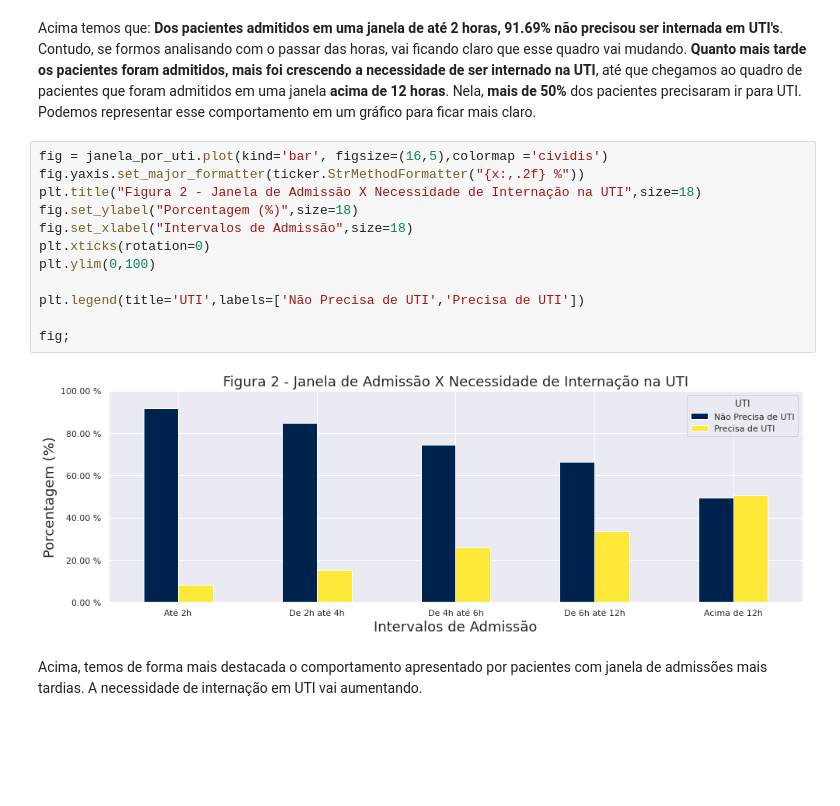
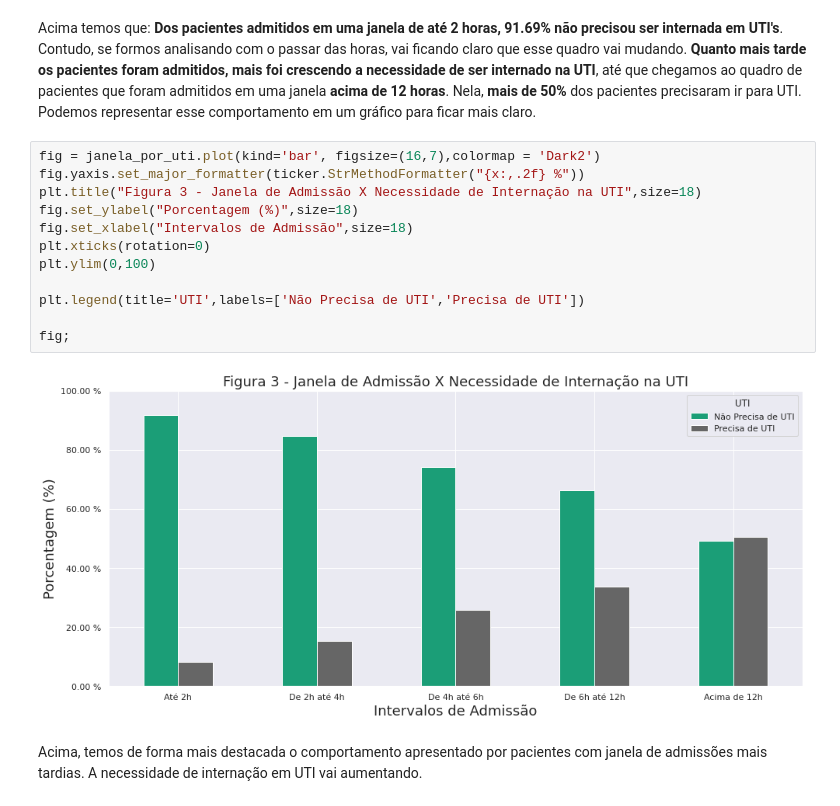
Before and after one commit to MatheusOrange211/Sirio_Libanes_ICU_Prediction, a Jupyter notebook: Visualizando_os_dados_Sirio_Libanes.ipynb, the cells around one changed output. Cells and saved outputs as stored; diff of their text form; blank space fills up the shorter version.

```diff
--- a/Visualizando_os_dados_Sirio_Libanes.ipynb
+++ b/Visualizando_os_dados_Sirio_Libanes.ipynb
@@ -176,19 +226,19 @@ janela_por_uti
 # %% [markdown]
 Acima temos que: **Dos pacientes admitidos em uma janela de até 2 horas, 91.69% não precisou ser internada em UTI's**. Contudo, se formos analisando com o passar das horas, vai ficando claro que esse quadro vai mudando. **Quanto mais tarde os pacientes foram admitidos, mais foi crescendo a necessidade de ser internado na UTI**, até que chegamos ao quadro de pacientes que foram admitidos em uma janela **acima de 12 horas**. Nela, **mais de 50%** dos pacientes precisaram ir para UTI. Podemos representar esse comportamento em um gráfico para ficar mais claro.
 # %%
-fig = janela_por_uti.plot(kind='bar', figsize=(16,5),colormap ='cividis')
+fig = janela_por_uti.plot(kind='bar', figsize=(16,7),colormap = 'Dark2')
 fig.yaxis.set_major_formatter(ticker.StrMethodFormatter("{x:,.2f} %"))
-plt.title("Figura 2 - Janela de Admissão X Necessidade de Internação na UTI",size=18)
+plt.title("Figura 3 - Janela de Admissão X Necessidade de Internação na UTI",size=18)
 fig.set_ylabel("Porcentagem (%)",size=18)
 fig.set_xlabel("Intervalos de Admissão",size=18)
 plt.xticks(rotation=0)
 plt.ylim(0,100)
 
 plt.legend(title='UTI',labels=['Não Precisa de UTI','Precisa de UTI'])
 
 fig;
 # %% [output]
-[figure, old version]
+[figure, new version]
 # %% [markdown]
 Acima, temos de forma mais destacada o comportamento apresentado por pacientes com janela de admissões mais tardias. A necessidade de internação em UTI vai aumentando.
 # %% [markdown]
```
Also changed, not shown: parts of 14 cells of this notebook.
